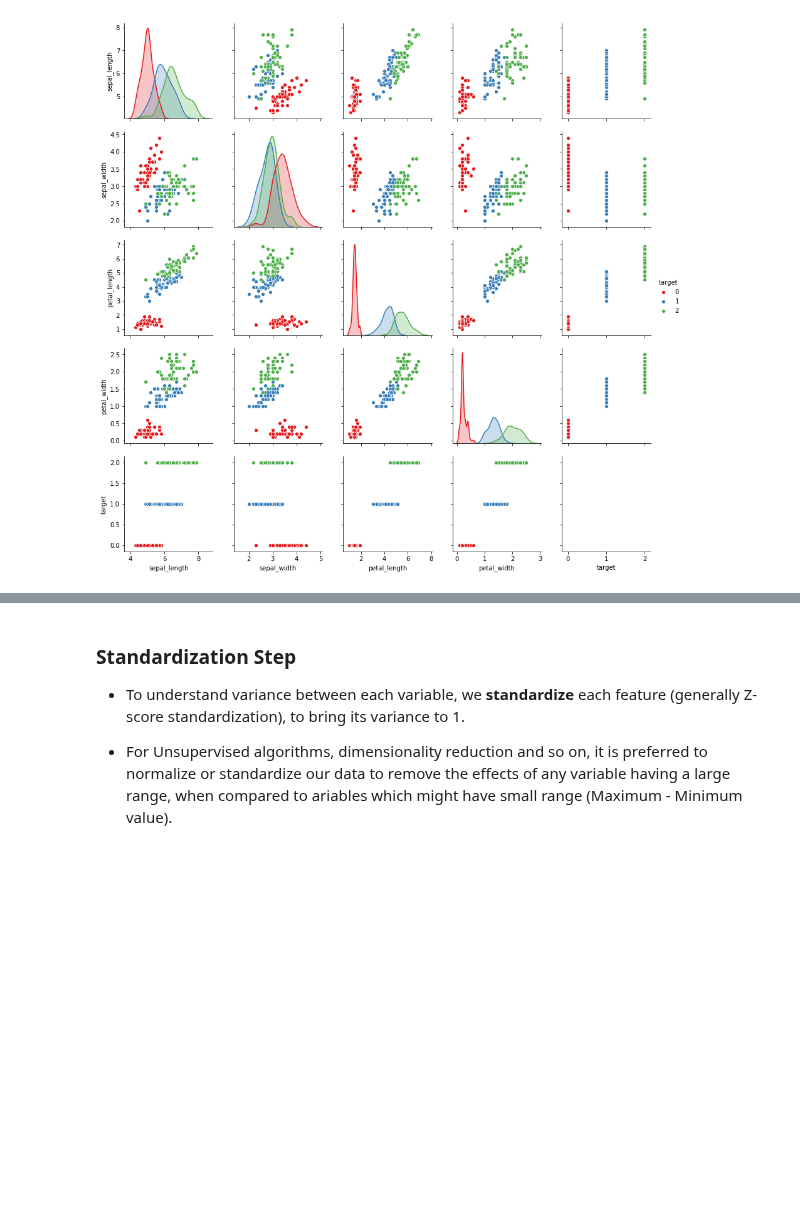
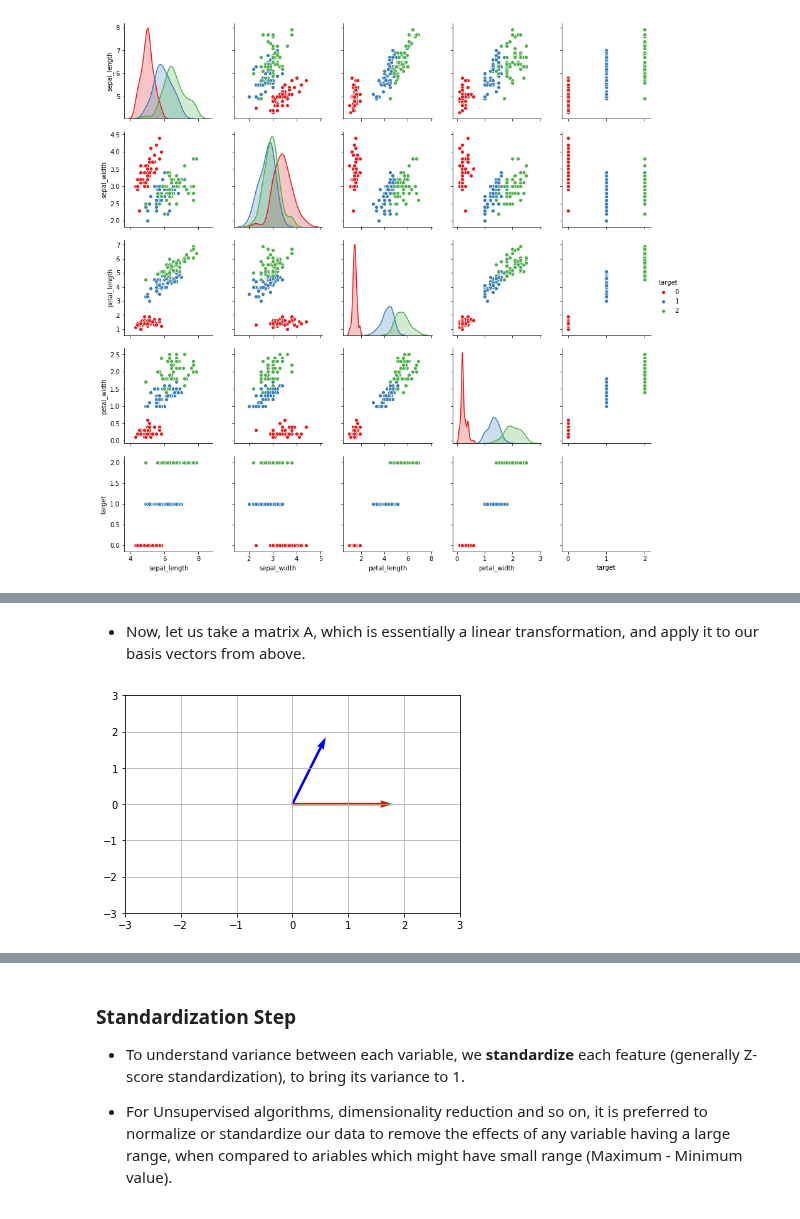
Before and after one commit to AdiVarma27/AdiVarma27.github.io, a Jupyter notebook: _jupyter/2019-04-27-PCA & Kernels, Swiss Army Knife of Data-Wrangling.ipynb, the cells around one changed output, grey strips where cells are left out. Cells and saved outputs as stored; diff of their text form; code cells hidden in the pictures; blank space fills up the shorter version.

```diff
--- a/_jupyter/2019-04-27-PCA & Kernels, Swiss Army Knife of Data-Wrangling.ipynb
+++ b/_jupyter/2019-04-27-PCA & Kernels, Swiss Army Knife of Data-Wrangling.ipynb
@@ -69,0 +106,8 @@ sns.pairplot(df_iris, hue='target', palette='Set1')
+# %% [markdown]
+* Now, let us take a matrix A, which is essentially a linear transformation, and apply it to our basis vectors from above.
+# %%
+A = [[3,0], [1,2]]
+# Plotting A
+plotVec(A)
+# %% [output]
+[figure, added]
```
Also changed, not shown: parts of 15 cells of this notebook.
